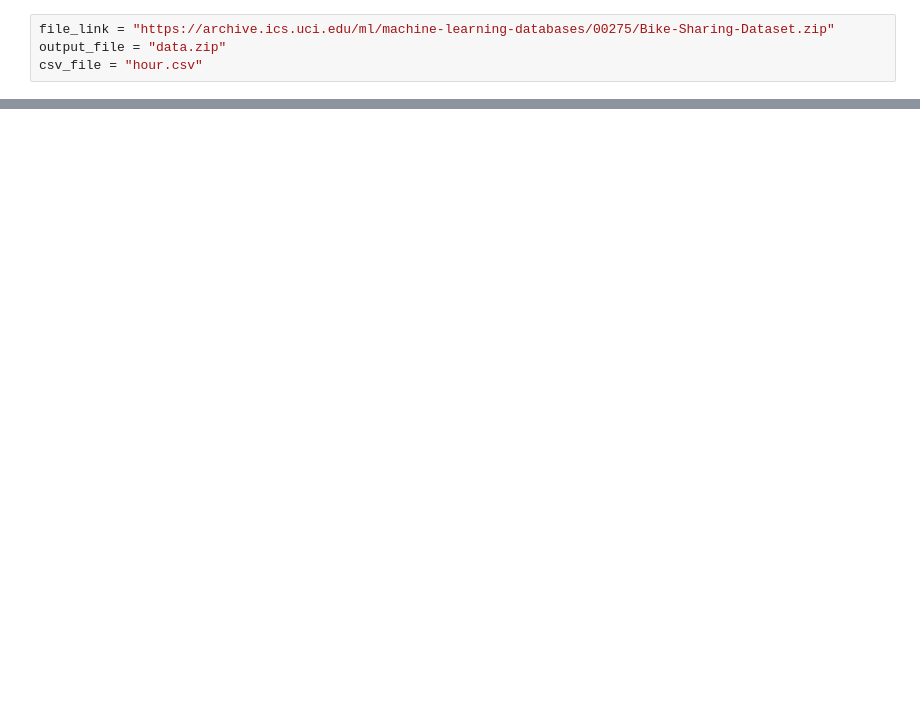
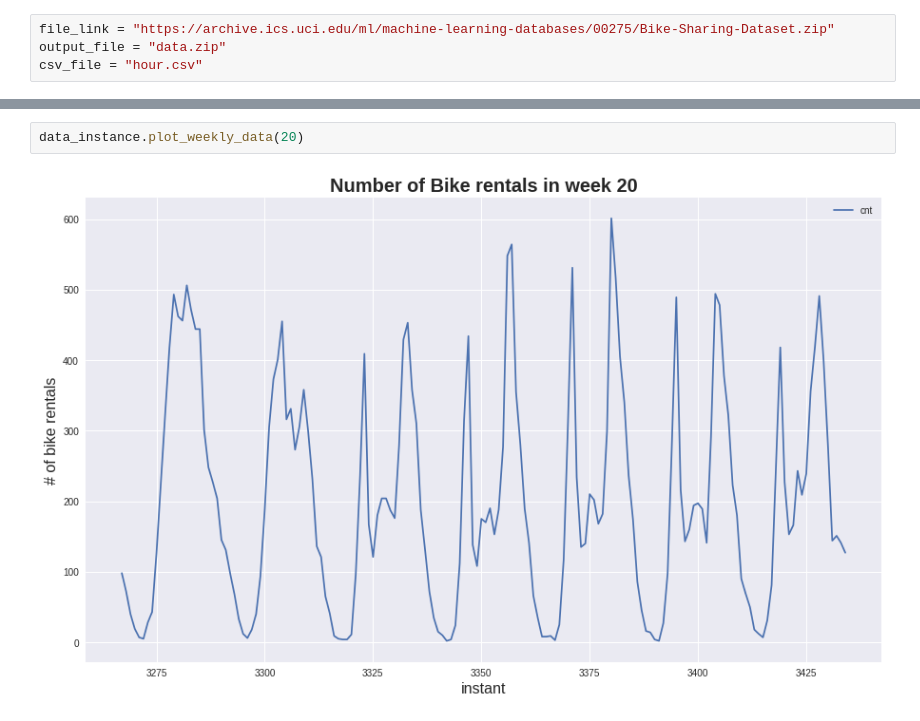
Before and after one commit to lmo272/Group_J, a Jupyter notebook: final.ipynb, the cells around one changed output, grey strips where cells are left out. Cells and saved outputs as stored; diff of their text form; blank space fills up the shorter version.

```diff
--- a/final.ipynb
+++ b/final.ipynb
@@ -14,0 +20,4 @@ NameError: name 'self' is not defined
+# %%
+data_instance.plot_weekly_data(20)
+# %% [output]
+[figure, added]
```
Also changed, not shown: parts of 5 cells of this notebook, 2 other files.
